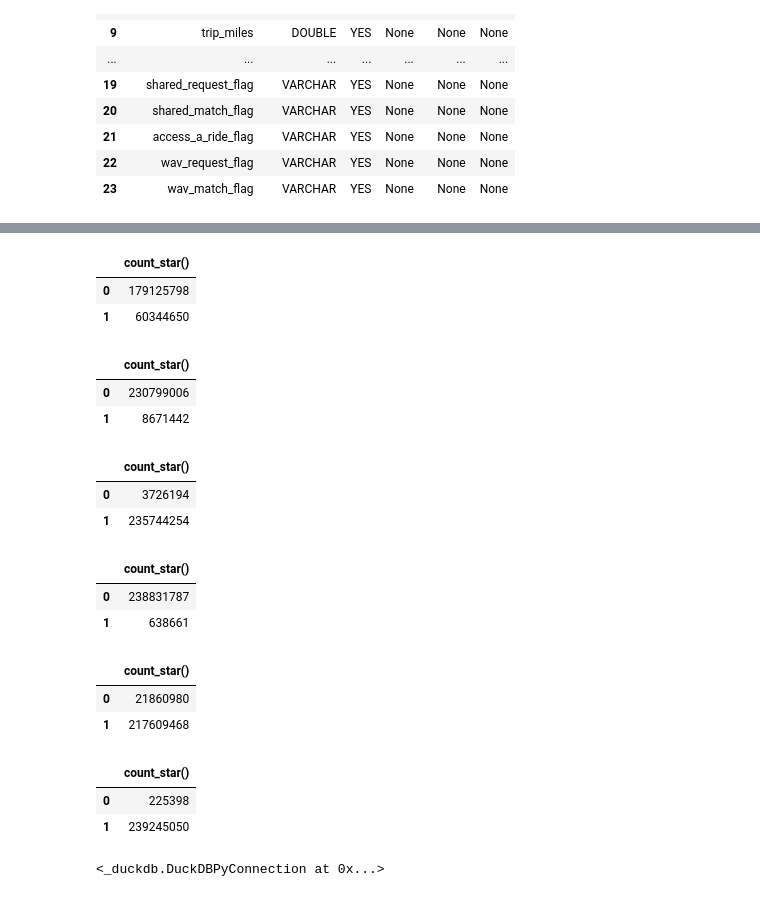
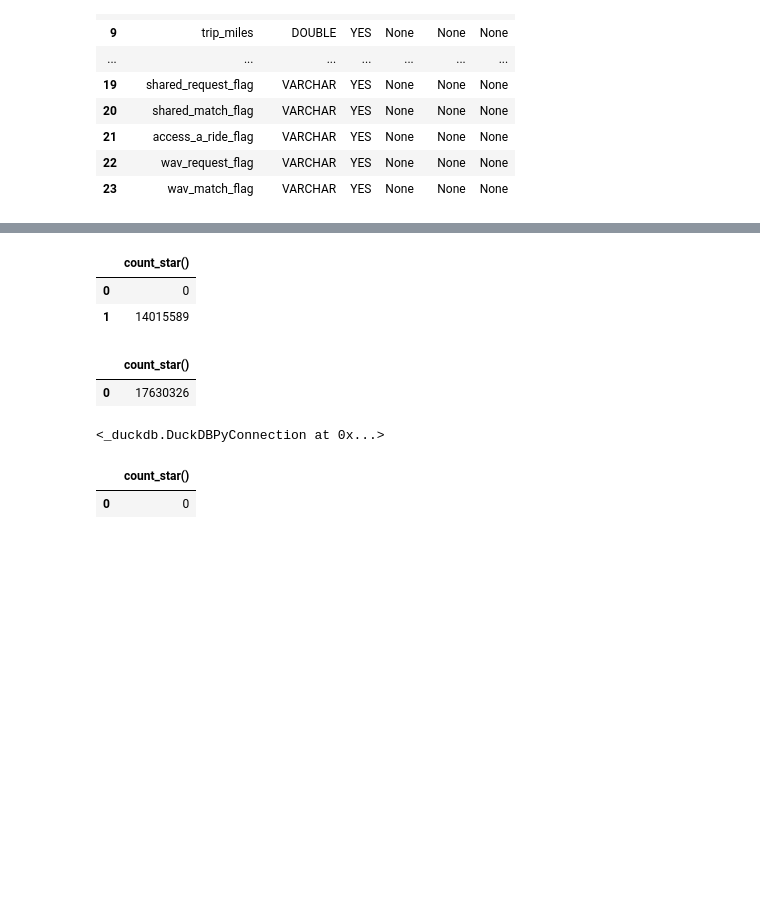
Before and after one commit to 4ct1o/nyc-tlc-interactive-heatmap, a Jupyter notebook: 02_notebooks/00_data_loading_cleaning.ipynb, the cells around one changed output, grey strips where cells are left out. Saved outputs shown, nothing was run; the diff lists cells and outputs as text; code cells hidden in the pictures; blank space fills up the shorter version.

```diff
--- a/02_notebooks/00_data_loading_cleaning.ipynb
+++ b/02_notebooks/00_data_loading_cleaning.ipynb
@@ -129,47 +221,27 @@ con.execute("DESCRIBE fhvhv_selected").df()
+# %%
+con.execute("""
+            SELECT COUNT(*) FROM fhv_selected WHERE pickup_datetime IS NULL
+            UNION ALL
+            SELECT COUNT(*) FROM fhv_selected WHERE pickup_location IS NULL
+            """).df()
+# %% [output]
+|  | count_star() |
+| 0 | 0 |
+| 1 | 14015589 |
 # %%
-con.execute("SELECT COUNT(*) FROM fhvhv_selected GROUP BY hvfhs_license_num").df()
+con.execute("SELECT COUNT(*) FROM fhv_selected").df()
 # %% [output]
 |  | count_star() |
-| 0 | 179125798 |
-| 1 | 60344650 |
+| 0 | 17630326 |
+# %%
+# Filtering missing values
+
+con.execute("""CREATE OR REPLACE VIEW fhv_filtered AS
+            SELECT * FROM fhv_selected WHERE pickup_location IS NOT NULL""")
+# %% [output]
+<_duckdb.DuckDBPyConnection at 0x...>
 # %%
-con.execute("SELECT COUNT(*) FROM fhvhv_selected GROUP BY shared_request").df()
+con.execute("SELECT COUNT(*) FROM fhv_filtered WHERE pickup_datetime IS NULL OR pickup_location IS NULL").df()
 # %% [output]
 |  | count_star() |
-| 0 | 230799006 |
-| 1 | 8671442 |
+| 0 | 0 |
-# %%
-con.execute("SELECT COUNT(*) FROM fhvhv_selected GROUP BY shared_match").df()
-# %% [output]
-|  | count_star() |
-| 0 | 3726194 |
-| 1 | 235744254 |
-# %%
-con.execute("SELECT COUNT(*) FROM fhvhv_selected GROUP BY wav_request").df()
-# %% [output]
-|  | count_star() |
-| 0 | 238831787 |
-| 1 | 638661 |
-# %%
-con.execute("SELECT COUNT(*) FROM fhvhv_selected GROUP BY wav_match").df()
-# %% [output]
-|  | count_star() |
-| 0 | 21860980 |
-| 1 | 217609468 |
-# %%
-con.execute("SELECT COUNT(*) FROM fhvhv_selected GROUP BY access_a_ride").df()
-# %% [output]
-|  | count_star() |
-| 0 | 225398 |
-| 1 | 239245050 |
-# %%
-# Excluding acces a ride flags
-
-con.execute("""
-            CREATE OR REPLACE VIEW fhvhv_no_access_a_ride AS
-            SELECT *
-            FROM fhvhv_selected
-            WHERE access_a_ride = 'N'
-            """)
-# %% [output]
-<_duckdb.DuckDBPyConnection at 0x...>
```
Also changed, not shown: parts of 23 cells of this notebook, 1 other file.
